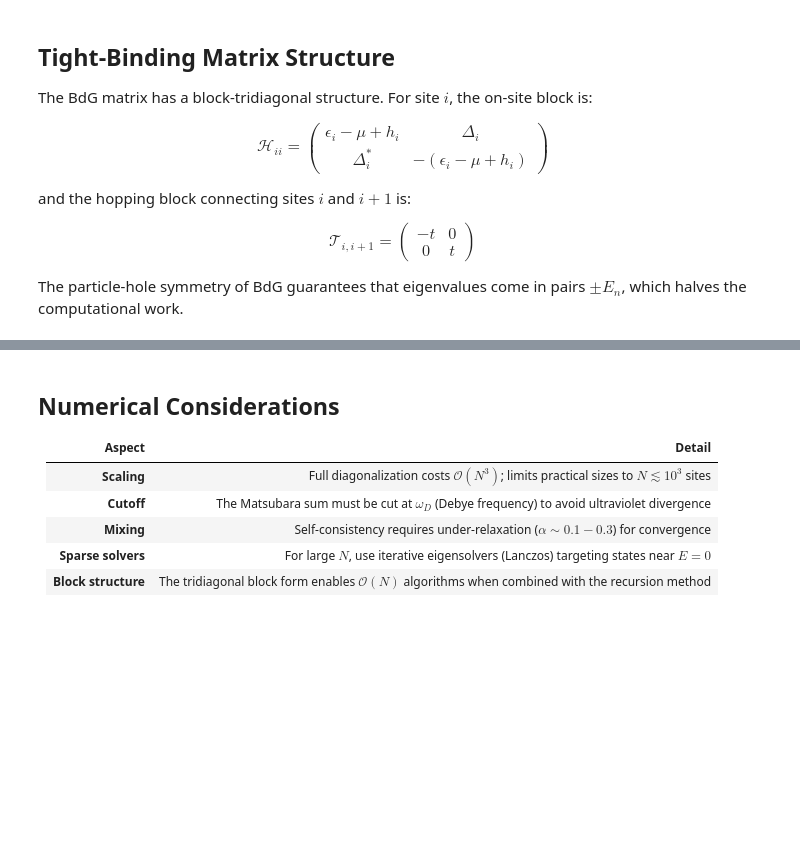
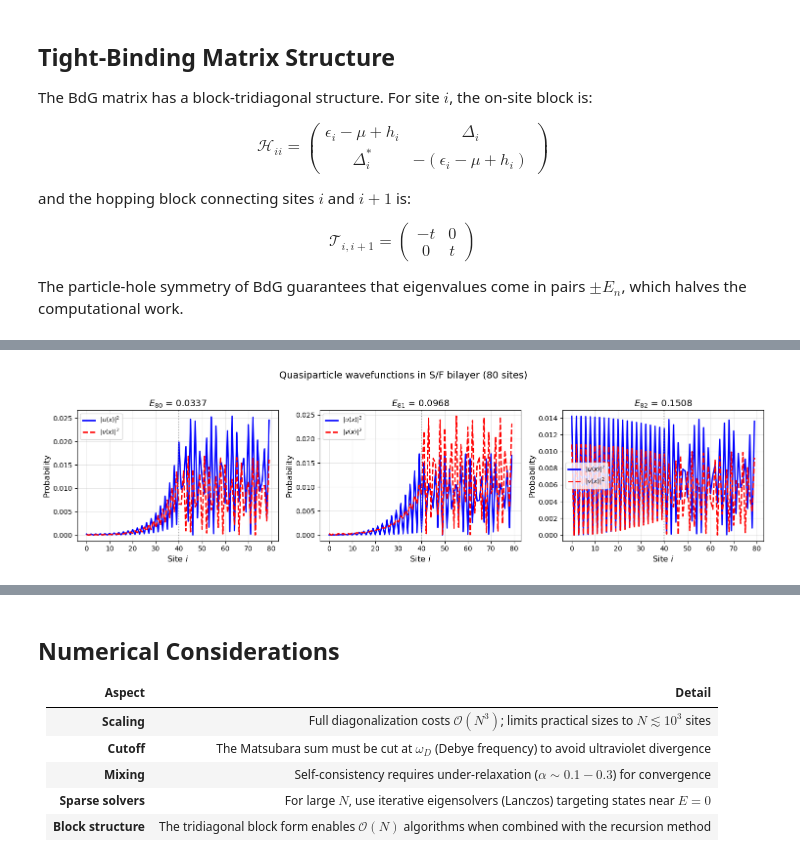
Before and after one commit to seanstarks-hub/SUPERMag-Simulation-Suite, a Jupyter notebook: docs/theory/bdg_discretization.ipynb, the cells around one changed output, grey strips where cells are left out. Saved outputs shown, nothing was run; the diff lists cells and outputs as text; code cells hidden in the pictures; blank space fills up the shorter version.

```diff
--- a/docs/theory/bdg_discretization.ipynb
+++ b/docs/theory/bdg_discretization.ipynb
@@ -147,0 +197,44 @@ print(f"  Negative: {np.sort(-energies[energies < 0])[:3].round(4)}")
+# %%
+# Quasiparticle wavefunctions: spatial profiles of lowest-energy BdG eigenstates
+import numpy as np
+import matplotlib.pyplot as plt
+
+def build_bdg_matrix(N, t, mu, Delta, h):
+    H = np.zeros((2*N, 2*N), dtype=complex)
+    for i in range(N):
+        H[i, i] = -mu + h[i]
+        H[N+i, N+i] = mu - h[i]
+        H[i, N+i] = Delta[i]
+        H[N+i, i] = np.conj(Delta[i])
+    for i in range(N - 1):
+        H[i, i+1] = -t; H[i+1, i] = -t
+        H[N+i, N+i+1] = t; H[N+i+1, N+i] = t
+    return H
+
+N = 80; N_S = 40; N_F = 40
+t, mu = 1.0, 0.0
+Delta = np.array([0.15]*N_S + [0.0]*N_F)
+h_field = np.array([0.0]*N_S + [0.4]*N_F)
+H = build_bdg_matrix(N, t, mu, Delta, h_field)
+E, V = np.linalg.eigh(H)
+
+# Select lowest 3 positive-energy states
+pos_idx = np.where(E > 0)[0][:3]
+sites = np.arange(N)
+
+fig, axes = plt.subplots(1, 3, figsize=(15, 4))
+for ax, idx in zip(axes, pos_idx):
+    u = V[:N, idx]       # electron component
+    v = V[N:, idx]       # hole component
+    ax.plot(sites, np.abs(u)**2, 'b-', lw=2, label=r'$|u(x)|^2$')
+    ax.plot(sites, np.abs(v)**2, 'r--', lw=2, label=r'$|v(x)|^2$')
+    ax.axvline(N_S, ls=':', color='grey', alpha=0.6)
+    ax.set_xlabel('Site $i$', fontsize=12)
+    ax.set_ylabel('Probability', fontsize=12)
+    ax.set_title(f'$E_{{{idx}}}$ = {E[idx]:.4f}', fontsize=13)
+    ax.legend(fontsize=9); ax.grid(True, alpha=0.3)
+
+fig.suptitle('Quasiparticle wavefunctions in S/F bilayer (80 sites)', fontsize=14, y=1.02)
+fig.tight_layout(); plt.show()
+# %% [output]
+[figure, added]
```
Also changed, not shown: parts of 3 cells of this notebook, 33 other files.
